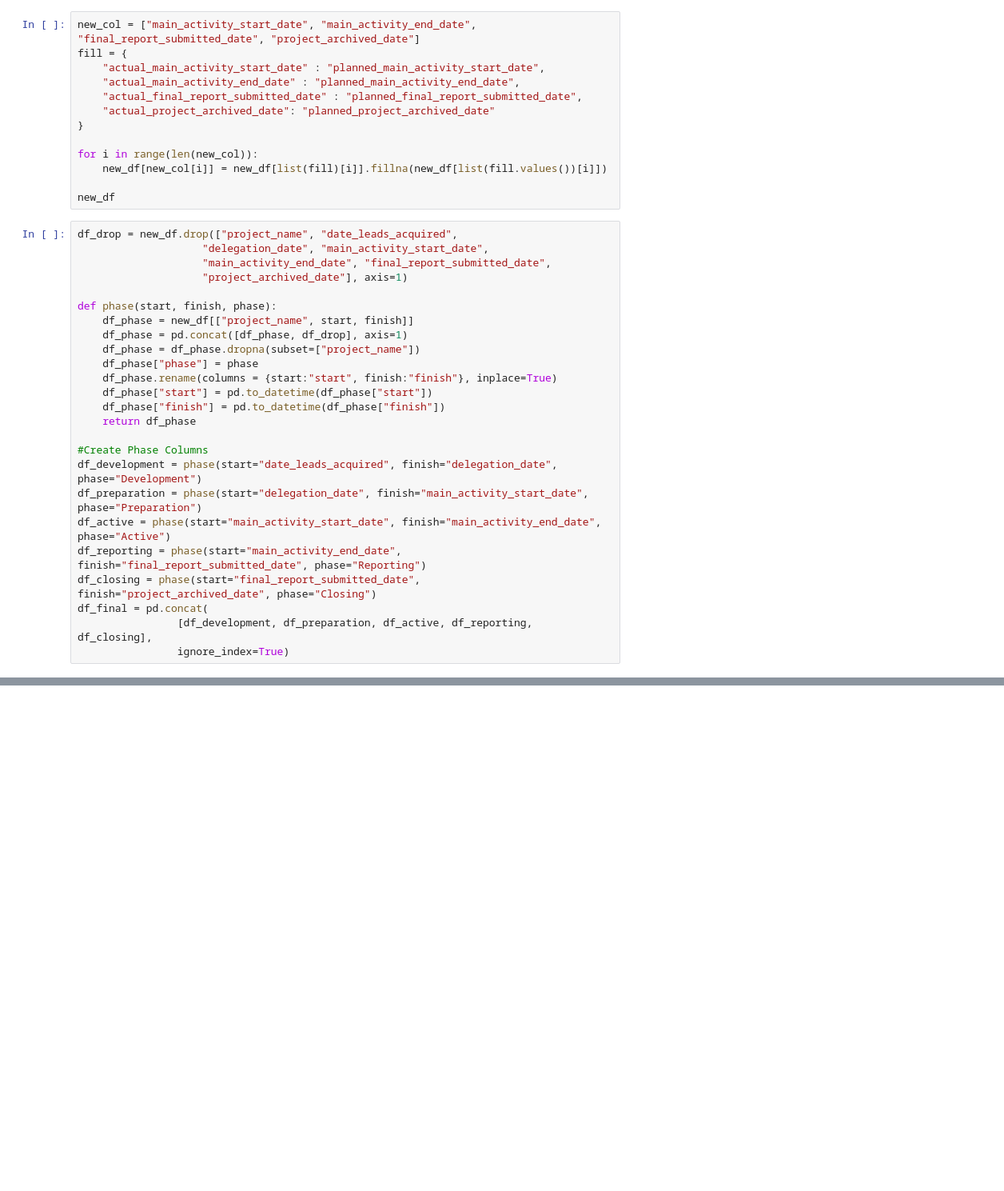
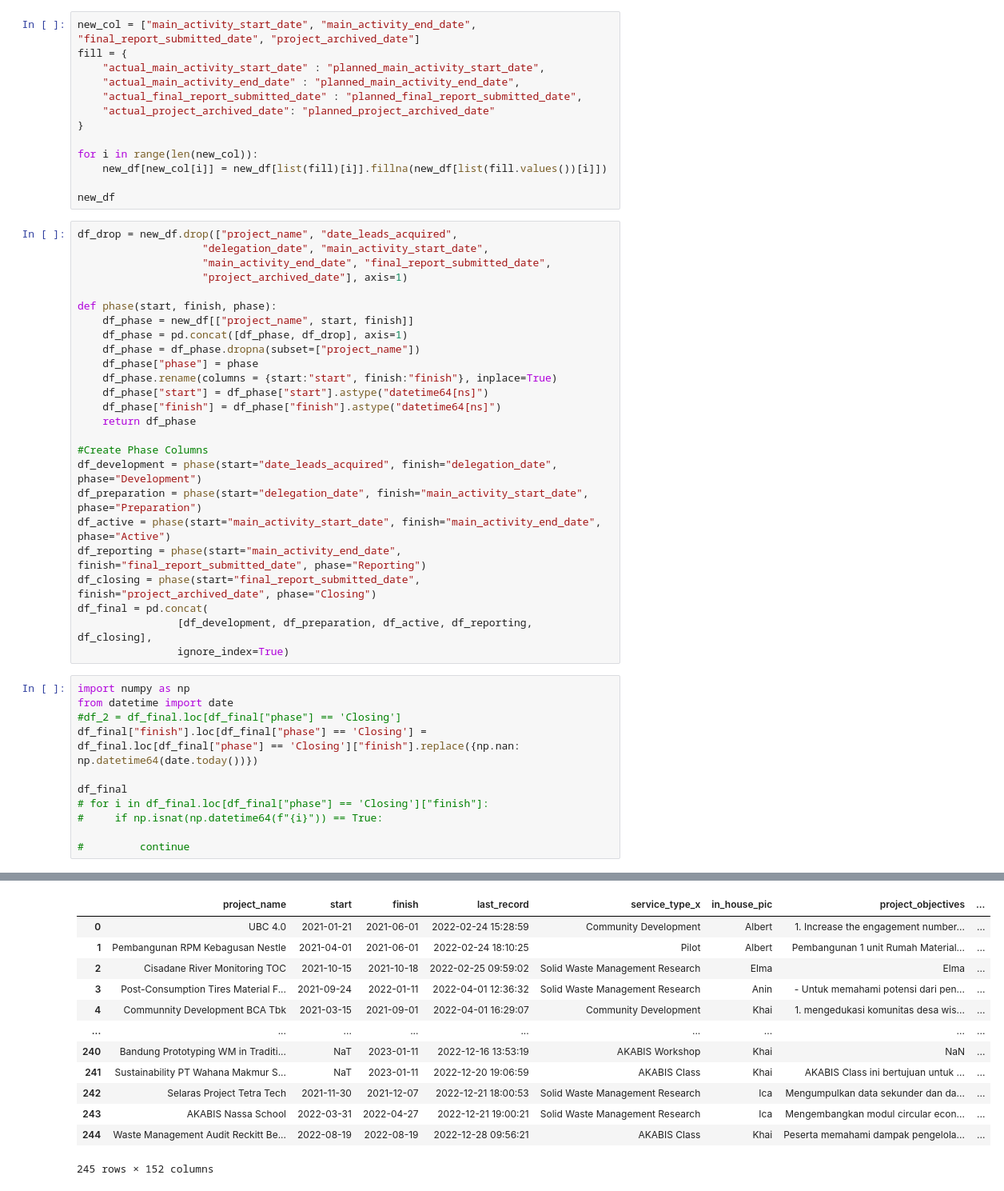
Before and after one commit to alfianpr/data-pipeline-ss, a Jupyter notebook: notebook/raw.ipynb, the cells around one changed output, grey strips where cells are left out. Shown at 80% size. Drawn from its saved outputs; the diff is of its cells as text; blank space fills up the shorter version.

```diff
--- a/notebook/raw.ipynb
+++ b/notebook/raw.ipynb
@@ -98,8 +98,8 @@ def phase(start, finish, phase):
     df_phase = df_phase.dropna(subset=["project_name"])
     df_phase["phase"] = phase
     df_phase.rename(columns = {start:"start", finish:"finish"}, inplace=True)
-    df_phase["start"] = pd.to_datetime(df_phase["start"])
-    df_phase["finish"] = pd.to_datetime(df_phase["finish"])
+    df_phase["start"] = df_phase["start"].astype("datetime64[ns]")
+    df_phase["finish"] = df_phase["finish"].astype("datetime64[ns]")
     return df_phase
 
 #Create Phase Columns
@@ -111,3 +111,15 @@ df_closing = phase(start="final_report_submitted_date", finish="project_archived
 df_final = pd.concat(
                 [df_development, df_preparation, df_active, df_reporting, df_closing],
                 ignore_index=True)
+# %%
+import numpy as np
+from datetime import date
+#df_2 = df_final.loc[df_final["phase"] == 'Closing']
+df_final["finish"].loc[df_final["phase"] == 'Closing'] = df_final.loc[df_final["phase"] == 'Closing']["finish"].replace({np.nan: np.datetime64(date.today())})
+
+df_final
+# for i in df_final.loc[df_final["phase"] == 'Closing']["finish"]:
+#     if np.isnat(np.datetime64(f"{i}")) == True:
+
+#         continue
+# %% [output]
@@ -113,0 +130,13 @@ df_final = pd.concat(
+|  | project_name | start | finish | last_record | service_type_x | in_house_pic | project_objectives | ... |
+| 0 | UBC 4.0 | 2021-01-21 | 2021-06-01 | 2022-02-24 15:28:59 | Community Development | Albert | 1. Increase the engagement number... | ... |
+| 1 | Pembangunan RPM Kebagusan Nestle | 2021-04-01 | 2021-06-01 | 2022-02-24 18:10:25 | Pilot | Albert | Pembangunan 1 unit Rumah Material... | ... |
+| 2 | Cisadane River Monitoring TOC | 2021-10-15 | 2021-10-18 | 2022-02-25 09:59:02 | Solid Waste Management Research | Elma | Elma | ... |
+| 3 | Post-Consumption Tires Material F... | 2021-09-24 | 2022-01-11 | 2022-04-01 12:36:32 | Solid Waste Management Research | Anin | - Untuk memahami potensi dari pen... | ... |
+| 4 | Communnity Development BCA Tbk | 2021-03-15 | 2021-09-01 | 2022-04-01 16:29:07 | Community Development | Khai | 1. mengedukasi komunitas desa wis... | ... |
+| ... | ... | ... | ... | ... | ... | ... | ... | ... |
+| 240 | Bandung Prototyping WM in Traditi... | NaT | 2023-01-11 | 2022-12-16 13:53:19 | AKABIS Workshop | Khai | NaN | ... |
+| 241 | Sustainability PT Wahana Makmur S... | NaT | 2023-01-11 | 2022-12-20 19:06:59 | AKABIS Class | Khai | AKABIS Class ini bertujuan untuk ... | ... |
+| 242 | Selaras Project Tetra Tech | 2021-11-30 | 2021-12-07 | 2022-12-21 18:00:53 | Solid Waste Management Research | Ica | Mengumpulkan data sekunder dan da... | ... |
+| 243 | AKABIS Nassa School | 2022-03-31 | 2022-04-27 | 2022-12-21 19:00:21 | Solid Waste Management Research | Ica | Mengembangkan modul circular econ... | ... |
+| 244 | Waste Management Audit Reckitt Be... | 2022-08-19 | 2022-08-19 | 2022-12-28 09:56:21 | AKABIS Class | Khai | Peserta memahami dampak pengelola... | ... |
+245 rows × 152 columns
```
Also changed, not shown: parts of 2 cells of this notebook, 2 other files.
